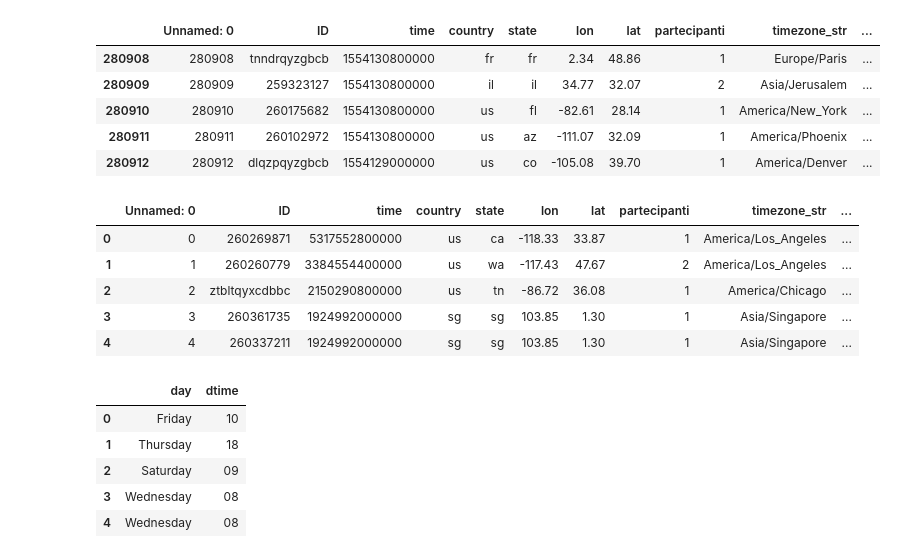
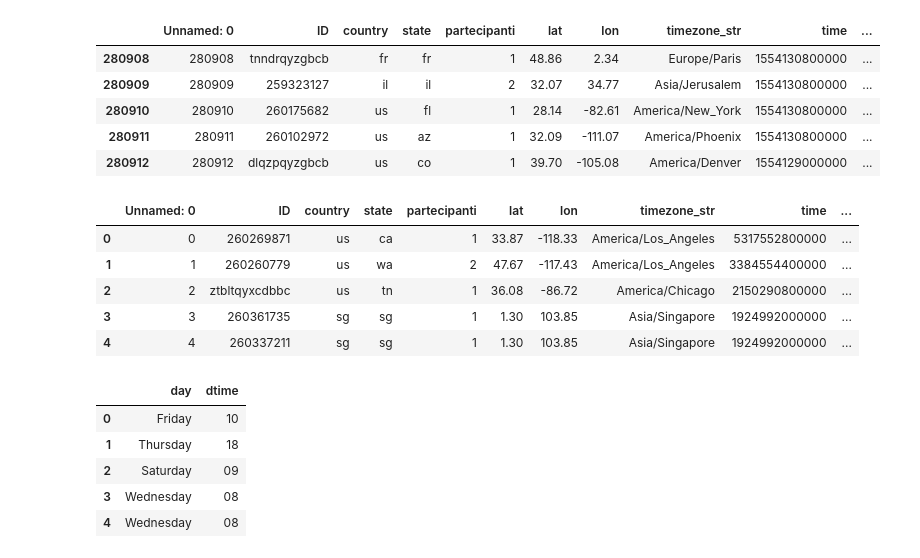
Before and after one commit to maxi93/NeoMeetup, a Jupyter notebook: Visualizations/Heatmap_event_weekdays.ipynb, the cells around one changed output. Saved outputs shown, nothing was run; the diff lists cells and outputs as text; code cells hidden in the pictures.

```diff
--- a/Visualizations/Heatmap_event_weekdays.ipynb
+++ b/Visualizations/Heatmap_event_weekdays.ipynb
@@ -9,27 +9,27 @@ from matplotlib import rcParams
 import warnings
 warnings.filterwarnings('ignore') #remove warning
 # %%
-df = pd.read_csv("https://media.githubusercontent.com/media/DBertazioli/NeoMeetup/master/csv/exported_queries/Distribuzione_temporale_eventi_fix_with_members.csv")
+df = pd.read_csv("https://media.githubusercontent.com/media/DBertazioli/NeoMeetup/master/csv/exported_queries/Distribuzione_temporale_eventi_fix_with_members_replica.csv")
 df.tail()
 # %% [output]
-|  | Unnamed: 0 | ID | time | country | state | lon | lat | partecipanti | timezone_str | ... |
-| 280908 | 280908 | tnndrqyzgbcb | 1554130800000 | fr | fr | 2.34 | 48.86 | 1 | Europe/Paris | ... |
-| 280909 | 280909 | 259323127 | 1554130800000 | il | il | 34.77 | 32.07 | 2 | Asia/Jerusalem | ... |
-| 280910 | 280910 | 260175682 | 1554130800000 | us | fl | -82.61 | 28.14 | 1 | America/New_York | ... |
-| 280911 | 280911 | 260102972 | 1554130800000 | us | az | -111.07 | 32.09 | 1 | America/Phoenix | ... |
-| 280912 | 280912 | dlqzpqyzgbcb | 1554129000000 | us | co | -105.08 | 39.70 | 1 | America/Denver | ... |
+|  | Unnamed: 0 | ID | country | state | partecipanti | lat | lon | timezone_str | time | ... |
+| 280908 | 280908 | tnndrqyzgbcb | fr | fr | 1 | 48.86 | 2.34 | Europe/Paris | 1554130800000 | ... |
+| 280909 | 280909 | 259323127 | il | il | 2 | 32.07 | 34.77 | Asia/Jerusalem | 1554130800000 | ... |
+| 280910 | 280910 | 260175682 | us | fl | 1 | 28.14 | -82.61 | America/New_York | 1554130800000 | ... |
+| 280911 | 280911 | 260102972 | us | az | 1 | 32.09 | -111.07 | America/Phoenix | 1554130800000 | ... |
+| 280912 | 280912 | dlqzpqyzgbcb | us | co | 1 | 39.70 | -105.08 | America/Denver | 1554129000000 | ... |
 # %%
 tmp = df['datetime_timezoned'].str.split(" ", n = 1, expand = True) #create distinct columns date and time
 df['day'] = [calendar.day_name[dt.strptime(date, '%d/%m/%Y').weekday()] for date in tmp[0]] #transform date into day
 df['dtime'] = tmp[1] #take time
 df.head()
 # %% [output]
-|  | Unnamed: 0 | ID | time | country | state | lon | lat | partecipanti | timezone_str | ... |
-| 0 | 0 | 260269871 | 5317552800000 | us | ca | -118.33 | 33.87 | 1 | America/Los_Angeles | ... |
-| 1 | 1 | 260260779 | 3384554400000 | us | wa | -117.43 | 47.67 | 2 | America/Los_Angeles | ... |
-| 2 | 2 | ztbltqyxcdbbc | 2150290800000 | us | tn | -86.72 | 36.08 | 1 | America/Chicago | ... |
-| 3 | 3 | 260361735 | 1924992000000 | sg | sg | 103.85 | 1.30 | 1 | Asia/Singapore | ... |
-| 4 | 4 | 260337211 | 1924992000000 | sg | sg | 103.85 | 1.30 | 1 | Asia/Singapore | ... |
+|  | Unnamed: 0 | ID | country | state | partecipanti | lat | lon | timezone_str | time | ... |
+| 0 | 0 | 260269871 | us | ca | 1 | 33.87 | -118.33 | America/Los_Angeles | 5317552800000 | ... |
+| 1 | 1 | 260260779 | us | wa | 2 | 47.67 | -117.43 | America/Los_Angeles | 3384554400000 | ... |
+| 2 | 2 | ztbltqyxcdbbc | us | tn | 1 | 36.08 | -86.72 | America/Chicago | 2150290800000 | ... |
+| 3 | 3 | 260361735 | sg | sg | 1 | 1.30 | 103.85 | Asia/Singapore | 1924992000000 | ... |
+| 4 | 4 | 260337211 | sg | sg | 1 | 1.30 | 103.85 | Asia/Singapore | 1924992000000 | ... |
 # %%
 df_date = df[['day','dtime']] #define new dataframe for explore with viz
 df_date.head() #check
```
Also changed, not shown: parts of 5 cells of this notebook.
